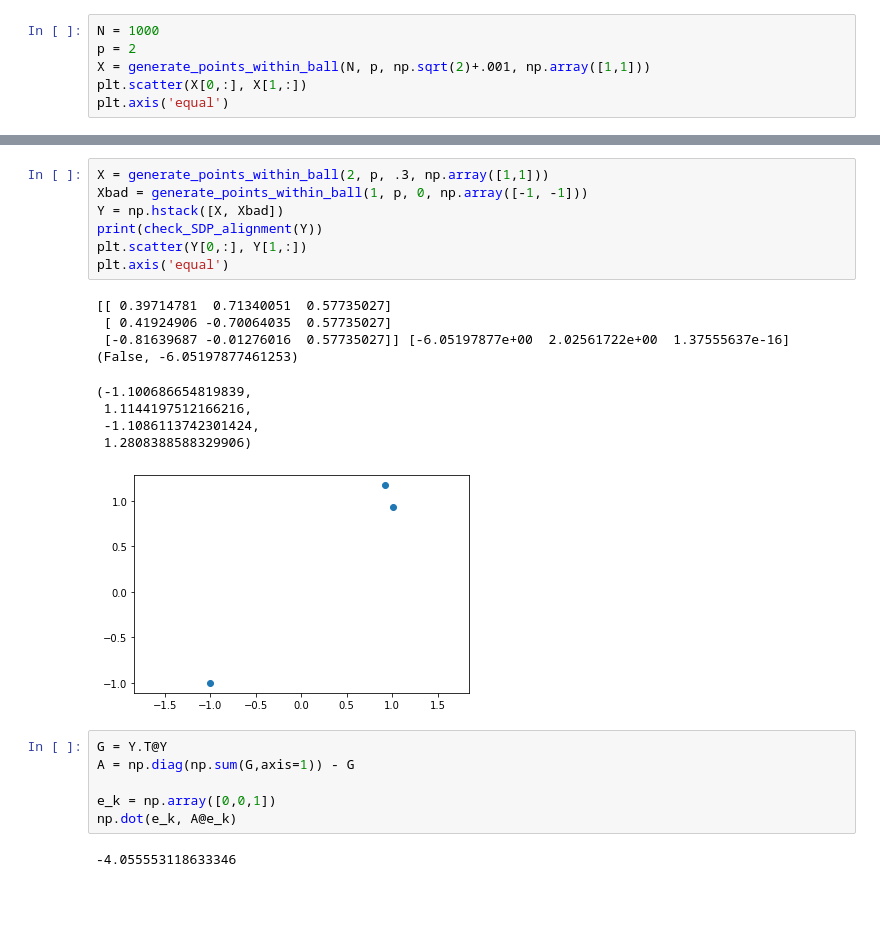
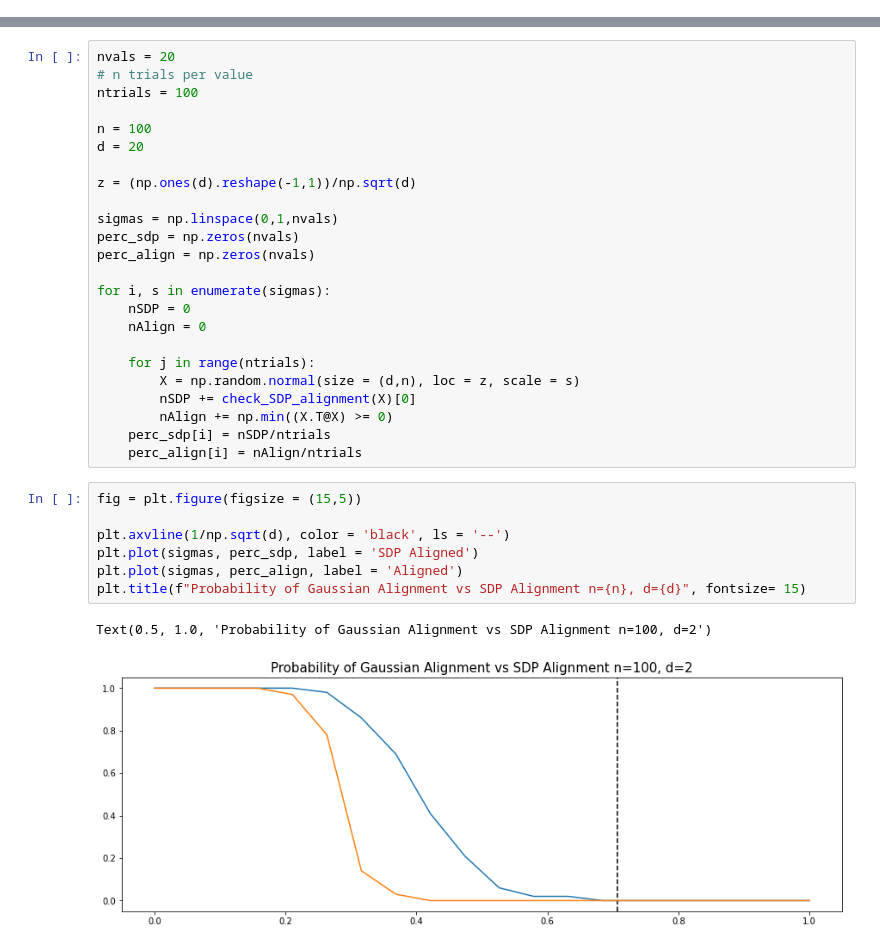
Before and after one commit to willeyna/FrechetMeans, a Jupyter notebook: Alignment Probability.ipynb, the cells around one changed output, grey strips where cells are left out. Cells and saved outputs as stored; diff of their text form; blank space fills up the shorter version.

Commit message:
Added probability experiments

```diff
--- a/Alignment Probability.ipynb
+++ b/Alignment Probability.ipynb
@@ -5,6 +0,0 @@ from groupy import *
-# %%
-N = 1000
-p = 2
-X = generate_points_within_ball(N, p, np.sqrt(2)+.001, np.array([1,1]))
-plt.scatter(X[0,:], X[1,:])
-plt.axis('equal')
@@ -63,25 +19,34 @@ plt.axis('equal')
-# %%
-X = generate_points_within_ball(2, p, .3, np.array([1,1]))
-Xbad = generate_points_within_ball(1, p, 0, np.array([-1, -1]))
-Y = np.hstack([X, Xbad])
-print(check_SDP_alignment(Y))
-plt.scatter(Y[0,:], Y[1,:])
-plt.axis('equal')
-# %% [output]
-[[ 0.39714781  0.71340051  0.57735027]
- [ 0.41924906 -0.70064035  0.57735027]
- [-0.81639687 -0.01276016  0.57735027]] [-6.05197877e+00  2.02561722e+00  1.37555637e-16]
-(False, -6.05197877461253)
-(-1.100686654819839,
- 1.1144197512166216,
- -1.1086113742301424,
- 1.2808388588329906)
-[figure, removed]
-# %%
-G = Y.T@Y
-A = np.diag(np.sum(G,axis=1)) - G
-
-e_k = np.array([0,0,1])
-np.dot(e_k, A@e_k)
-# %% [output]
--4.055553118633346
+# %%
+nvals = 20
+# n trials per value
+ntrials = 100
+
+n = 100
+d = 20
+
+z = (np.ones(d).reshape(-1,1))/np.sqrt(d)
+
+sigmas = np.linspace(0,1,nvals)
+perc_sdp = np.zeros(nvals)
+perc_align = np.zeros(nvals)
+
+for i, s in enumerate(sigmas):
+    nSDP = 0
+    nAlign = 0
+
+    for j in range(ntrials):
+        X = np.random.normal(size = (d,n), loc = z, scale = s)
+        nSDP += check_SDP_alignment(X)[0]
+        nAlign += np.min((X.T@X) >= 0)
+    perc_sdp[i] = nSDP/ntrials
+    perc_align[i] = nAlign/ntrials
+# %%
+fig = plt.figure(figsize = (15,5))
+
+plt.axvline(1/np.sqrt(d), color = 'black', ls = '--')
+plt.plot(sigmas, perc_sdp, label = 'SDP Aligned')
+plt.plot(sigmas, perc_align, label = 'Aligned')
+plt.title(f"Probability of Gaussian Alignment vs SDP Alignment n={n}, d={d}", fontsize= 15)
+# %% [output]
+Text(0.5, 1.0, 'Probability of Gaussian Alignment vs SDP Alignment n=100, d=2')
+[figure, added]
```
Also changed, not shown: parts of 10 cells of this notebook.
